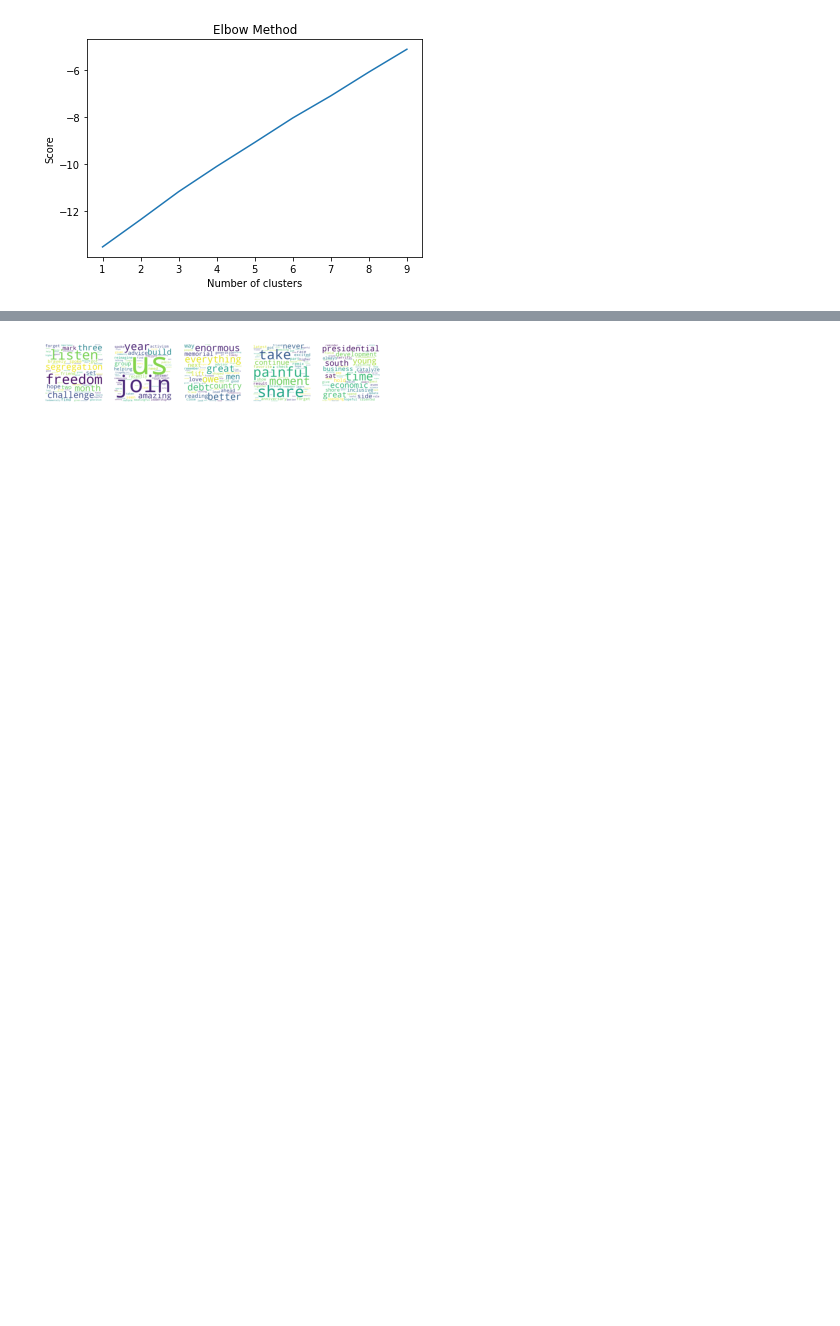
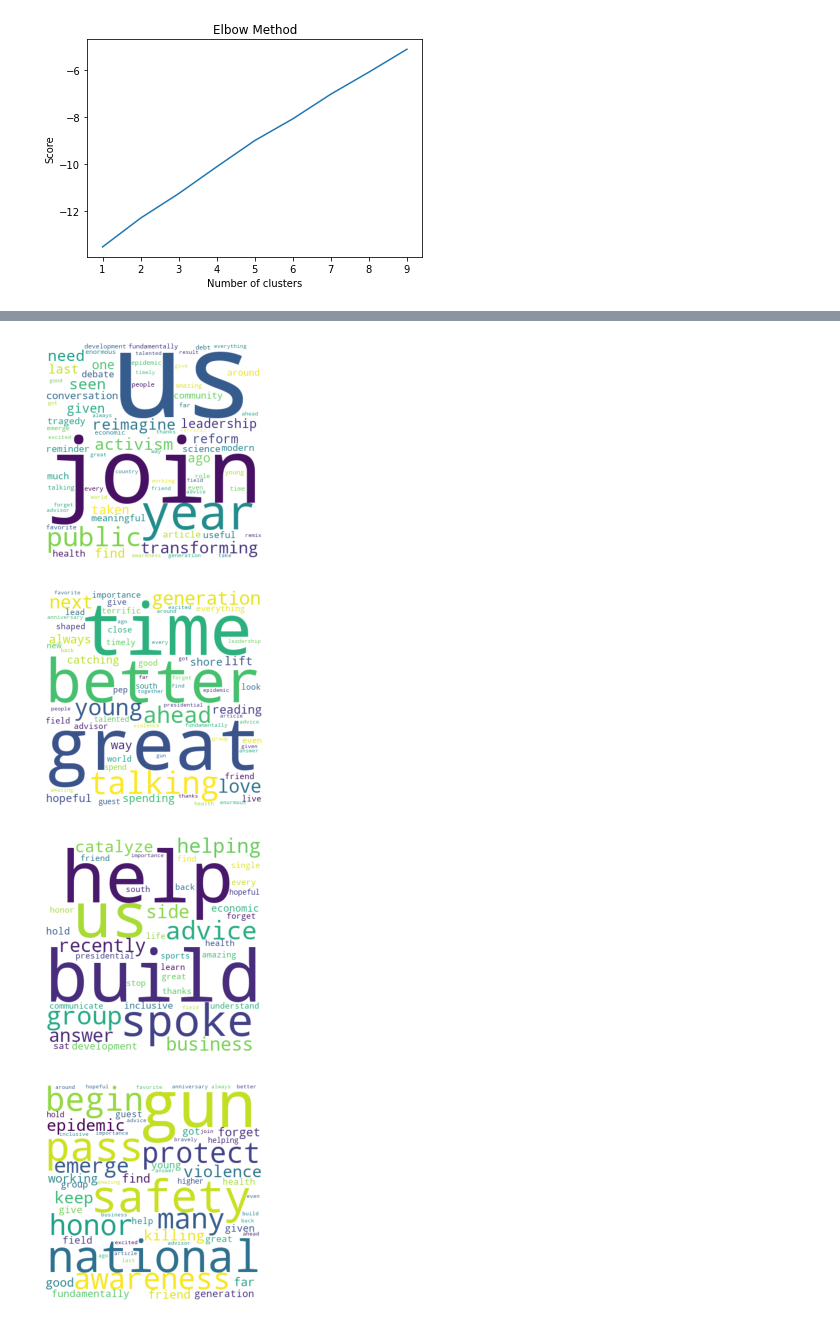
Before and after one commit to wzheng29/twitter-wordcloud, a Jupyter notebook: tweet_clusters.ipynb, the cells around one changed output, grey strips where cells are left out. Drawn from its saved outputs; the diff is of its cells as text; code cells hidden in the pictures; blank space fills up the shorter version.

Commit message:
make word cloud images larger

```diff
--- a/tweet_clusters.ipynb
+++ b/tweet_clusters.ipynb
@@ -21,10 +21,10 @@ warnings.filterwarnings("ignore")
 #Authentication
 def twitter_auth():
     try:
-        consumer_key = '---'
-        consumer_secret = '---'
-        access_token = '---'
-        access_secret = '---'
+        consumer_key = 'zL4Qb6B6L1ck4EixGd6k6chIm'
+        consumer_secret = 'IQnaWrNC6JPbM0zcPNNYguOrqP2u0OmIKABWjeBofQ3KjP2f63'
+        access_token = '1394864881610985477-FMuNvY0MmFdMotJvaKG8XuZIrIhcJa'
+        access_secret = '6nNBOG2ctZokEd2YLC3XzzA8mbMONDqyIY0Hr64suAHX5'
     except KeyError:
         sys.stderr.write("Enviornment variable not set\n")
         sys.exit(1)
@@ -111,13 +111,12 @@ plt.show()
 # %%
 #Print word clouds for each cluster. With larger fonts being the feature with the higher score
-x = 0
-figure, ax = plt.subplots(1,5)
 for cluster in all_terms:
     word_cloud = WordCloud(width=400, height=400, background_color = 'white', min_font_size=10, prefer_horizontal = True).generate(' '.join(cluster))
-    ax[x].imshow(word_cloud)
-    ax[x].axis("off")
-    #ax[x].figure(figsize = (20,20))
-    x = x + 1
-plt.show()
+    plt.imshow(word_cloud)
+    plt.axis("off")
+    plt.show()
 # %% [output]
-[figure, old version]
+[figure, new version]
+[figure, added]
+[figure, added]
+[figure, added]
```
Also changed, not shown: parts of 2 cells of this notebook.
